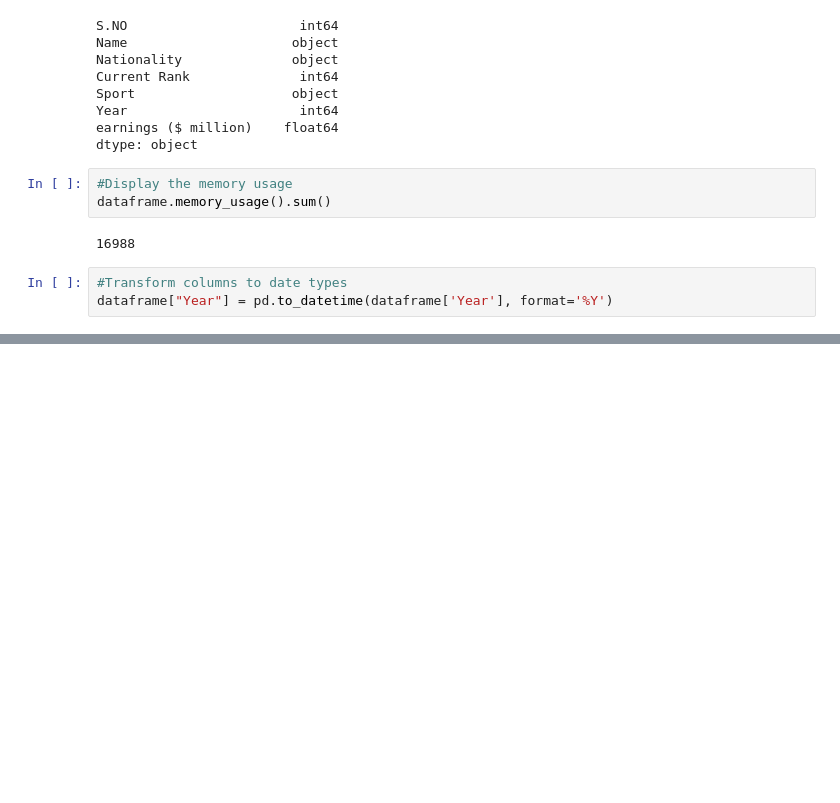
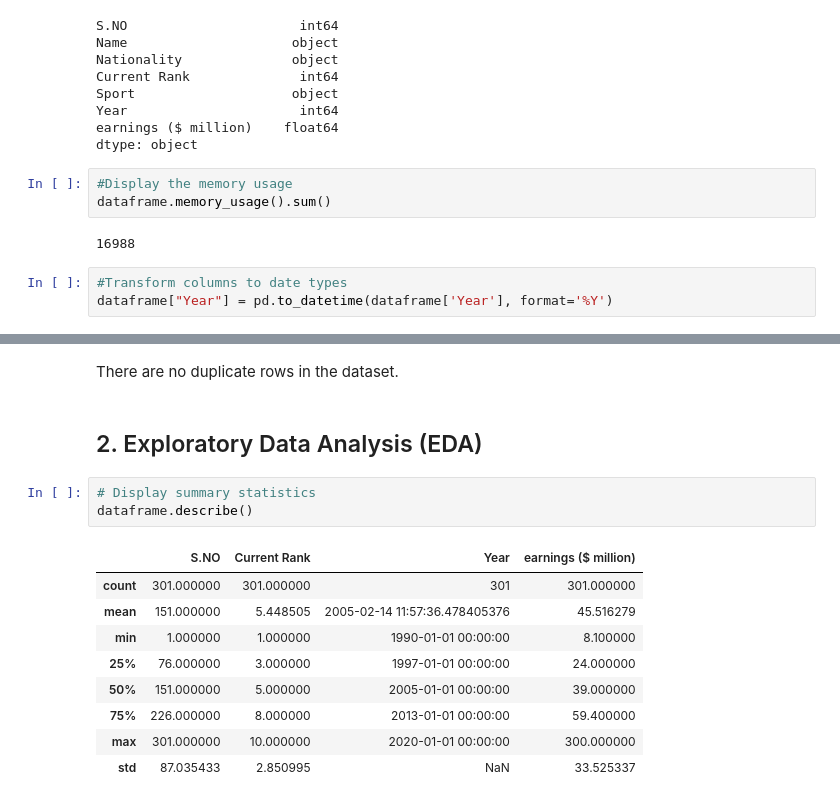
Before and after one commit to Mnr04/Kaggle_Projects, a Jupyter notebook: Forbes_Highest_Paid_Athletes_1990-2020.ipynb, the cells around one changed output, grey strips where cells are left out. Saved outputs shown, nothing was run; the diff lists cells and outputs as text; blank space fills up the shorter version.

```diff
--- a/Forbes_Highest_Paid_Athletes_1990-2020.ipynb
+++ b/Forbes_Highest_Paid_Athletes_1990-2020.ipynb
@@ -129,0 +173,17 @@ dataframe["Year"] = pd.to_datetime(dataframe['Year'], format='%Y')
+# %% [markdown]
+There are no duplicate rows in the dataset.
+# %% [markdown]
+## 2. Exploratory Data Analysis (EDA)
+# %%
+# Display summary statistics
+dataframe.describe()
+# %% [output]
+|  | S.NO | Current Rank | Year | earnings ($ million) |
+| count | 301.000000 | 301.000000 | 301 | 301.000000 |
+| mean | 151.000000 | 5.448505 | 2005-02-14 11:57:36.478405376 | 45.516279 |
+| min | 1.000000 | 1.000000 | 1990-01-01 00:00:00 | 8.100000 |
+| 25% | 76.000000 | 3.000000 | 1997-01-01 00:00:00 | 24.000000 |
+| 50% | 151.000000 | 5.000000 | 2005-01-01 00:00:00 | 39.000000 |
+| 75% | 226.000000 | 8.000000 | 2013-01-01 00:00:00 | 59.400000 |
+| max | 301.000000 | 10.000000 | 2020-01-01 00:00:00 | 300.000000 |
+| std | 87.035433 | 2.850995 | NaN | 33.525337 |
```
Also changed, not shown: parts of 12 cells of this notebook.
